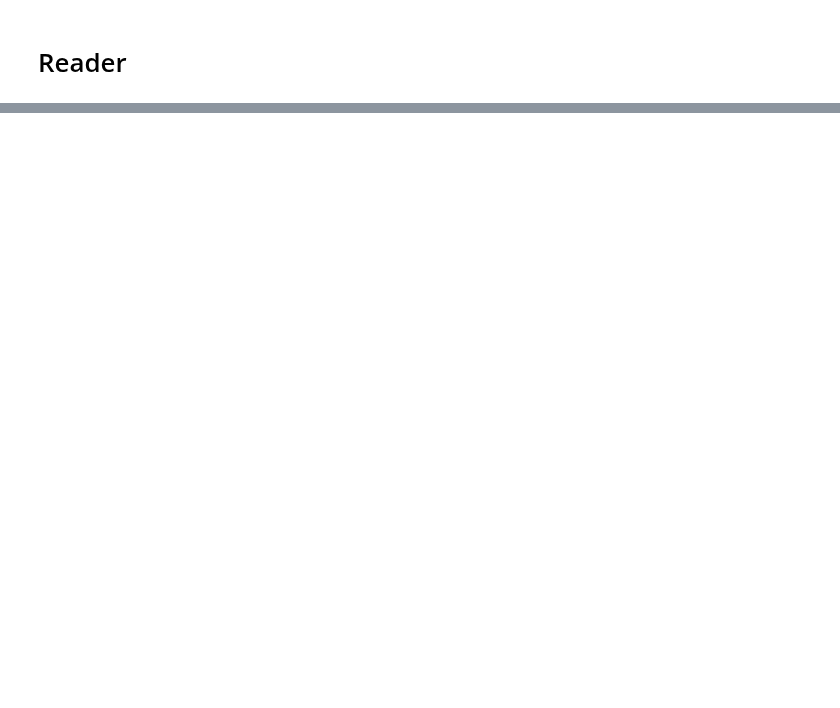
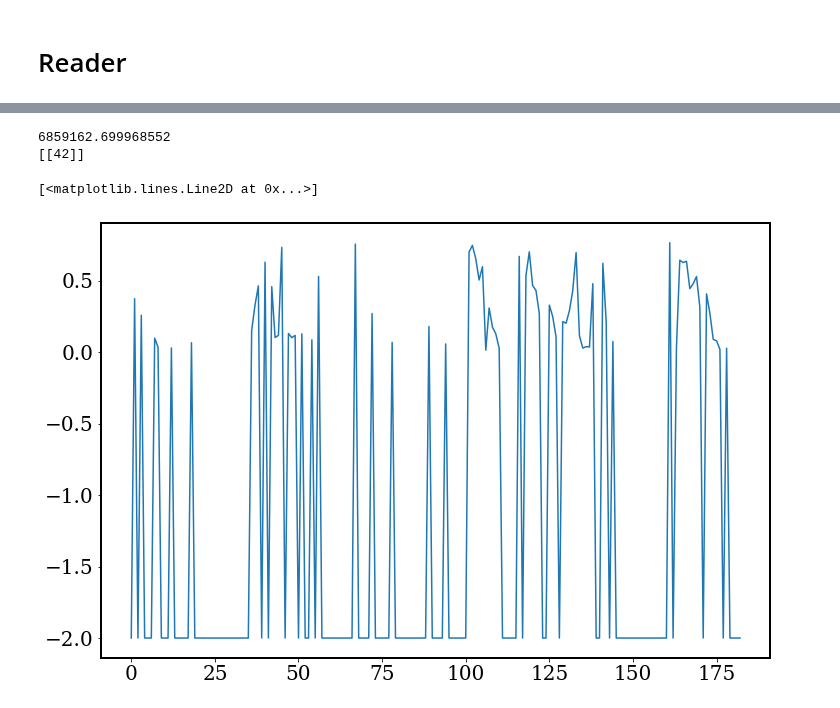
Before and after one commit to Lab5015/BAWSHA, a Jupyter notebook: notebooks/Test_fede.ipynb, the cells around one changed output, grey strips where cells are left out. Drawn from its saved outputs; the diff is of its cells as text; code cells hidden in the pictures; blank space fills up the shorter version.

```diff
--- a/notebooks/Test_fede.ipynb
+++ b/notebooks/Test_fede.ipynb
@@ -36 +37,17 @@ print(loc)
+# %%
+Q = reader.get_parameters('Q')
+tmp = np.where(Q!=-2)[0]
+print(np.max(Q[tmp]))
+
+loc = np.argwhere(Q==np.max(Q[tmp]))
+
+print(loc)
+# %% [output]
+6859162.699968552
+[[42]]
+# %%
+plt.plot(d)
+# %% [output]
+[<matplotlib.lines.Line2D at 0x...>]
+[figure, added]
 # %%
```
Also changed, not shown: parts of 16 cells of this notebook, 10 other files.
